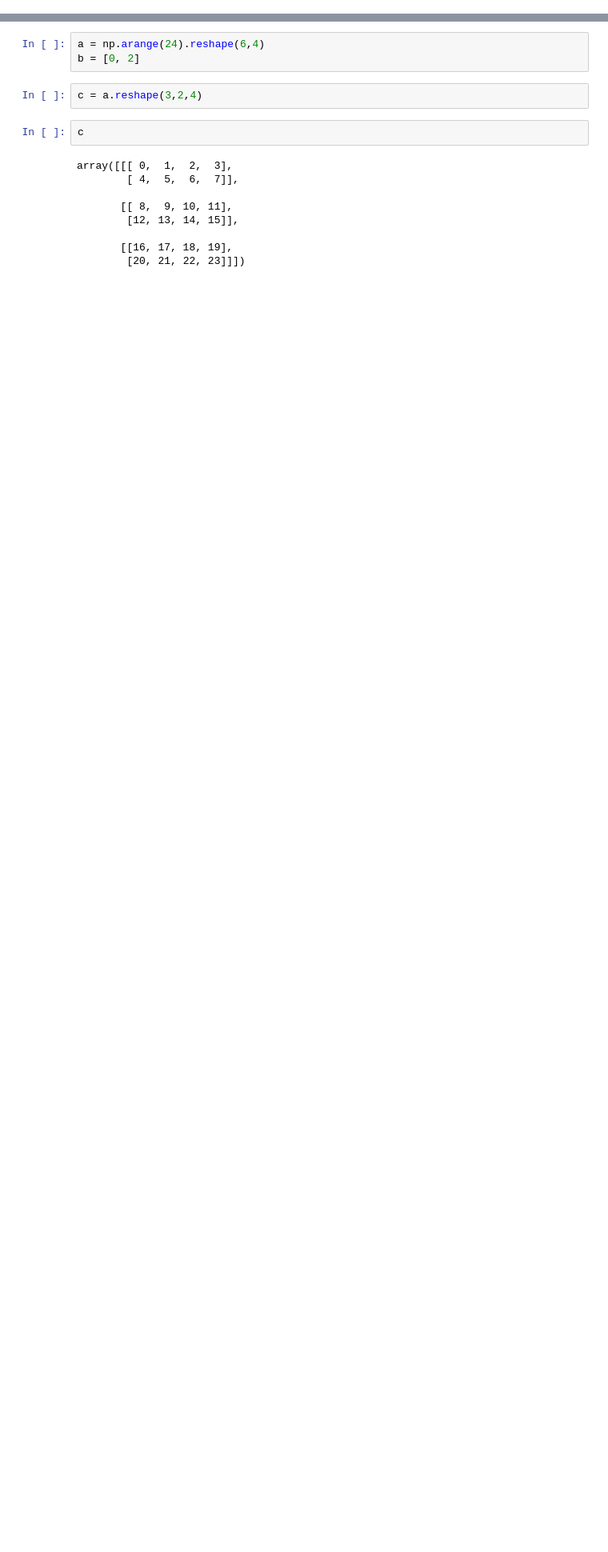
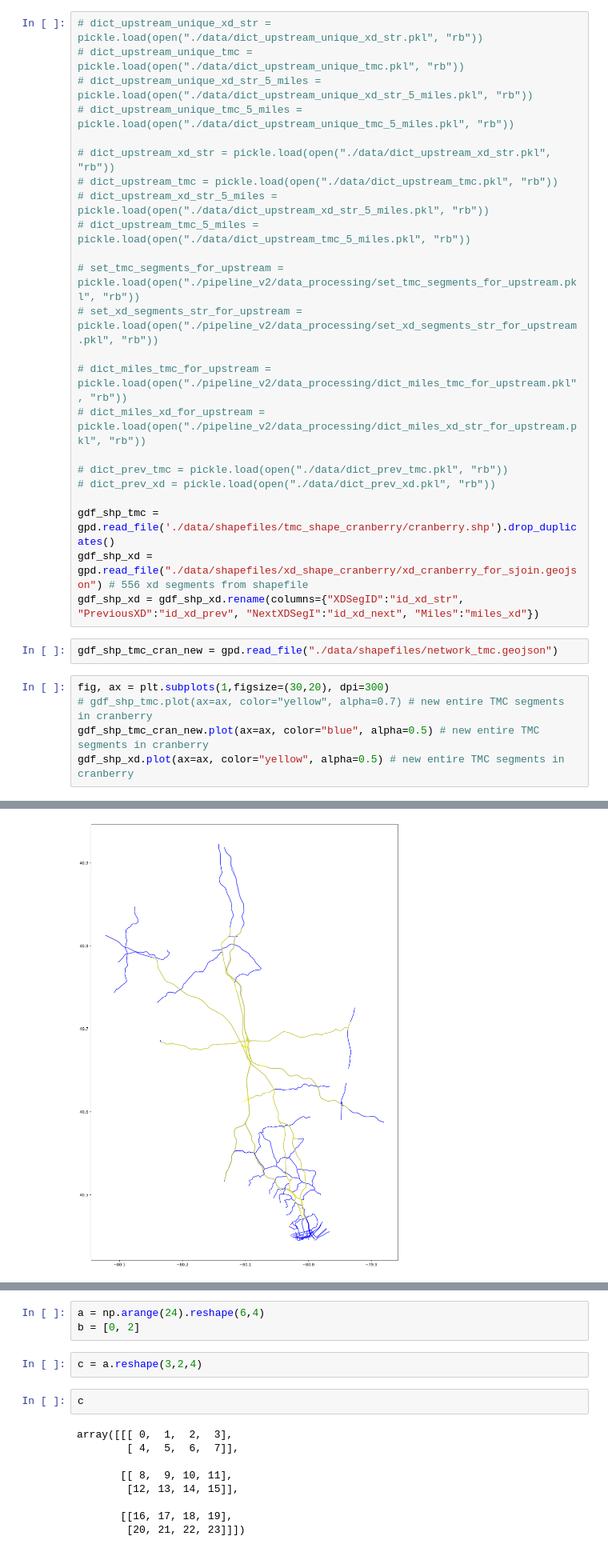
Before and after one commit to HaoWoo96/Traffic-Prediction, a Jupyter notebook: playground.ipynb, the cells around one changed output, grey strips where cells are left out. Shown at 80% size. Saved outputs shown, nothing was run; the diff lists cells and outputs as text; blank space fills up the shorter version.

```diff
--- a/playground.ipynb
+++ b/playground.ipynb
@@ -15,0 +445,31 @@ from tqdm import tqdm
+# %%
+# dict_upstream_unique_xd_str = pickle.load(open("./data/dict_upstream_unique_xd_str.pkl", "rb"))
+# dict_upstream_unique_tmc = pickle.load(open("./data/dict_upstream_unique_tmc.pkl", "rb"))
+# dict_upstream_unique_xd_str_5_miles = pickle.load(open("./data/dict_upstream_unique_xd_str_5_miles.pkl", "rb"))
+# dict_upstream_unique_tmc_5_miles = pickle.load(open("./data/dict_upstream_unique_tmc_5_miles.pkl", "rb"))
+
+# dict_upstream_xd_str = pickle.load(open("./data/dict_upstream_xd_str.pkl", "rb"))
+# dict_upstream_tmc = pickle.load(open("./data/dict_upstream_tmc.pkl", "rb"))
+# dict_upstream_xd_str_5_miles = pickle.load(open("./data/dict_upstream_xd_str_5_miles.pkl", "rb"))
+# dict_upstream_tmc_5_miles = pickle.load(open("./data/dict_upstream_tmc_5_miles.pkl", "rb"))
+
+# set_tmc_segments_for_upstream = pickle.load(open("./pipeline_v2/data_processing/set_tmc_segments_for_upstream.pkl", "rb"))
+# set_xd_segments_str_for_upstream = pickle.load(open("./pipeline_v2/data_processing/set_xd_segments_str_for_upstream.pkl", "rb"))
+
+# dict_miles_tmc_for_upstream = pickle.load(open("./pipeline_v2/data_processing/dict_miles_tmc_for_upstream.pkl", "rb"))
+# dict_miles_xd_for_upstream = pickle.load(open("./pipeline_v2/data_processing/dict_miles_xd_str_for_upstream.pkl", "rb"))
+
+# dict_prev_tmc = pickle.load(open("./data/dict_prev_tmc.pkl", "rb"))
+# dict_prev_xd = pickle.load(open("./data/dict_prev_xd.pkl", "rb"))
+
+gdf_shp_tmc = gpd.read_file('./data/shapefiles/tmc_shape_cranberry/cranberry.shp').drop_duplicates()
+gdf_shp_xd = gpd.read_file("./data/shapefiles/xd_shape_cranberry/xd_cranberry_for_sjoin.geojson") # 556 xd segments from shapefile
+gdf_shp_xd = gdf_shp_xd.rename(columns={"XDSegID":"id_xd_str", "PreviousXD":"id_xd_prev", "NextXDSegI":"id_xd_next", "Miles":"miles_xd"})
+# %%
+gdf_shp_tmc_cran_new = gpd.read_file("./data/shapefiles/network_tmc.geojson")
+# %%
+fig, ax = plt.subplots(1,figsize=(30,20), dpi=300)
+# gdf_shp_tmc.plot(ax=ax, color="yellow", alpha=0.7) # new entire TMC segments in cranberry
+gdf_shp_tmc_cran_new.plot(ax=ax, color="blue", alpha=0.5) # new entire TMC segments in cranberry
+gdf_shp_xd.plot(ax=ax, color="yellow", alpha=0.5) # new entire TMC segments in cranberry
+# %% [output]
@@ -15,0 +477 @@ from tqdm import tqdm
+[figure, added]
```
Also changed, not shown: parts of 92 cells of this notebook, 27 other files.
